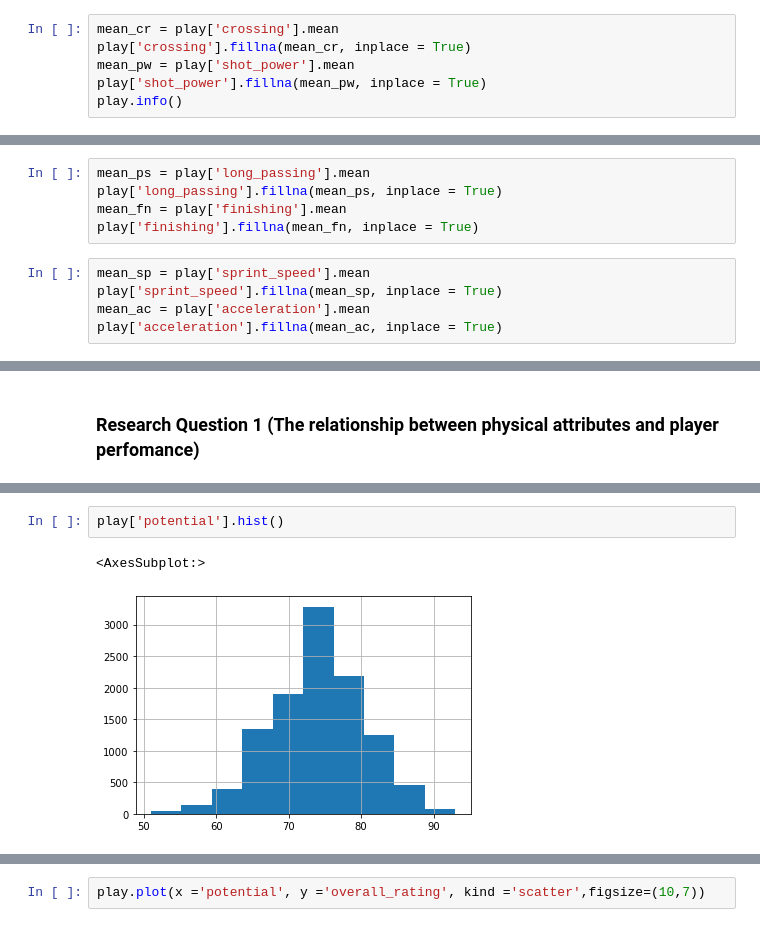
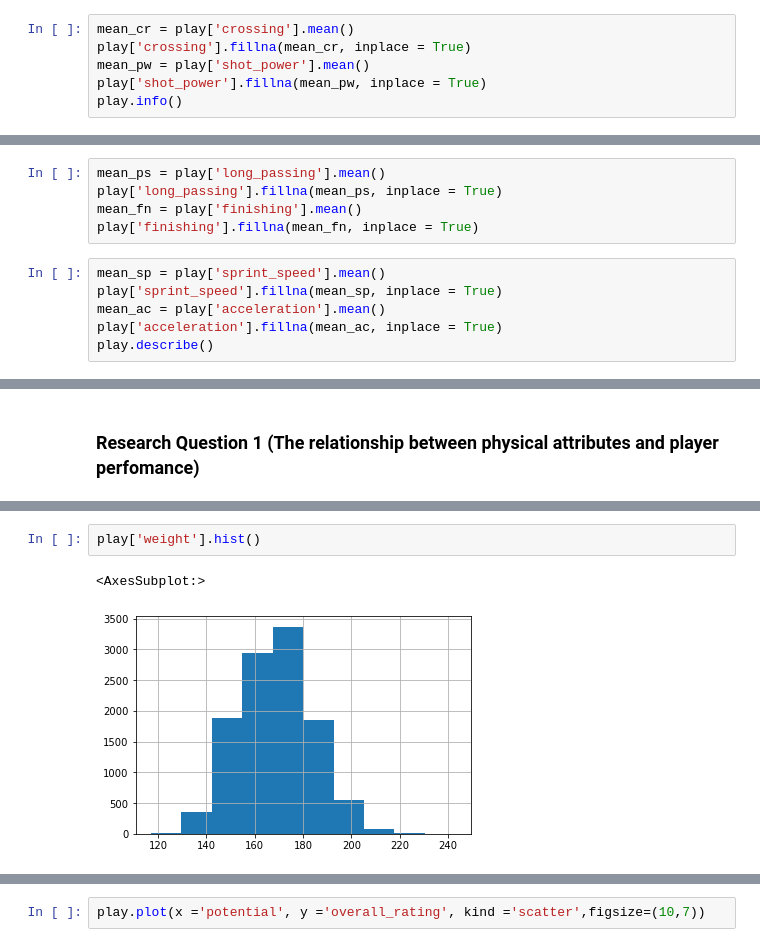
Before and after one commit to btrian/soccerdb, a Jupyter notebook: investigate.ipynb, the cells around one changed output, grey strips where cells are left out. Saved outputs shown, nothing was run; the diff lists cells and outputs as text.

```diff
--- a/investigate.ipynb
+++ b/investigate.ipynb
@@ -196,7 +204,7 @@ memory usage: 3.0+ MB
 # %%
-mean_cr = play['crossing'].mean
+mean_cr = play['crossing'].mean()
 play['crossing'].fillna(mean_cr, inplace = True)
-mean_pw = play['shot_power'].mean
+mean_pw = play['shot_power'].mean()
 play['shot_power'].fillna(mean_pw, inplace = True)
 play.info()
 # %% [output]
@@ -220,10 +228,11 @@ memory usage: 3.0+ MB
 # %%
-mean_ps = play['long_passing'].mean
+mean_ps = play['long_passing'].mean()
 play['long_passing'].fillna(mean_ps, inplace = True)
-mean_fn = play['finishing'].mean
+mean_fn = play['finishing'].mean()
 play['finishing'].fillna(mean_fn, inplace = True)
 # %%
-mean_sp = play['sprint_speed'].mean
+mean_sp = play['sprint_speed'].mean()
 play['sprint_speed'].fillna(mean_sp, inplace = True)
-mean_ac = play['acceleration'].mean
+mean_ac = play['acceleration'].mean()
 play['acceleration'].fillna(mean_ac, inplace = True)
+play.describe()
@@ -232,5 +259,5 @@ play['acceleration'].fillna(mean_ac, inplace = True)
 # %%
-play['potential'].hist()
+play['weight'].hist()
 # %% [output]
 <AxesSubplot:>
-[figure, old version]
+[figure, new version]
```
Also changed, not shown: parts of 20 cells of this notebook, 1 other file.
